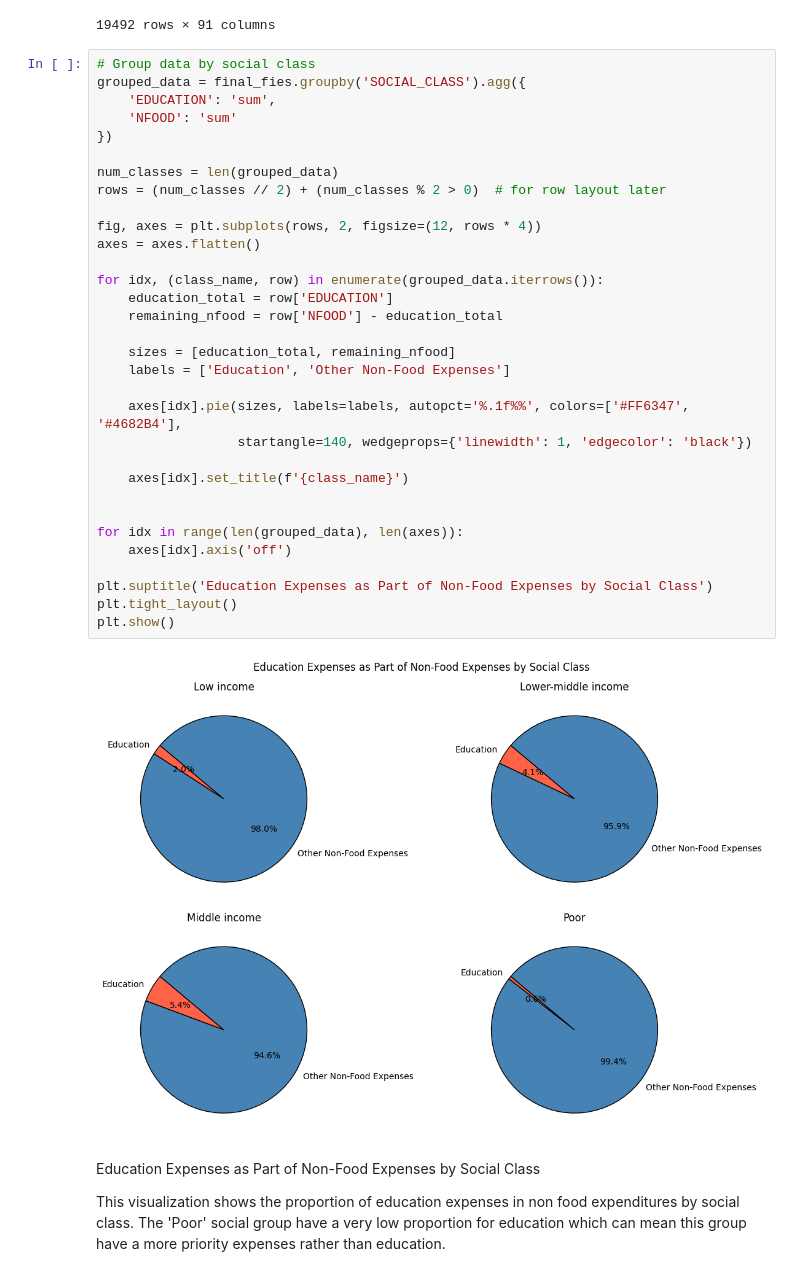
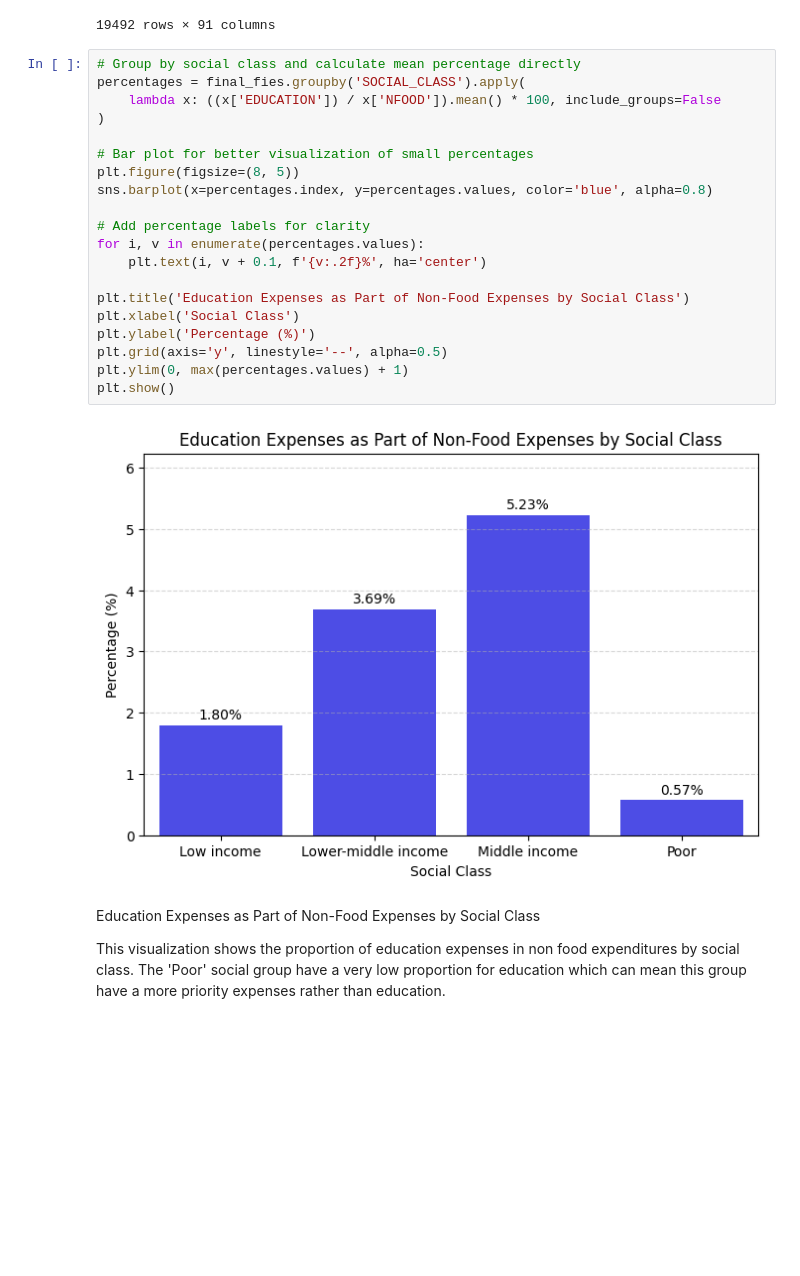
Before and after one commit to JoshuaEntrata/Data-Mining-Prelims-Project, a Jupyter notebook: notebooks/eda/education.ipynb, the cells around one changed output. Saved outputs shown, nothing was run; the diff lists cells and outputs as text; blank space fills up the shorter version.

```diff
--- a/notebooks/eda/education.ipynb
+++ b/notebooks/eda/education.ipynb
@@ -44,40 +44,28 @@ final_fies
 | 19490 | 13 | 76 | 126618 | 7607 | 3.0 | 255000 | 0 | 255000 | 0 | 0 | ... |
 | 19491 | 13 | 76 | 126619 | 7607 | 2.0 | 281020 | 0 | 281020 | 0 | 60000 | ... |
 19492 rows × 91 columns
-# %%
-# Group data by social class
-grouped_data = final_fies.groupby('SOCIAL_CLASS').agg({
-    'EDUCATION': 'sum',
-    'NFOOD': 'sum'
-})
-
-num_classes = len(grouped_data)
-rows = (num_classes // 2) + (num_classes % 2 > 0)  # for row layout later
-
-fig, axes = plt.subplots(rows, 2, figsize=(12, rows * 4))
-axes = axes.flatten()
-
-for idx, (class_name, row) in enumerate(grouped_data.iterrows()):
-    education_total = row['EDUCATION']
-    remaining_nfood = row['NFOOD'] - education_total
-
-    sizes = [education_total, remaining_nfood]
-    labels = ['Education', 'Other Non-Food Expenses']
-
-    axes[idx].pie(sizes, labels=labels, autopct='%.1f%%', colors=['#FF6347', '#4682B4'],
-                  startangle=140, wedgeprops={'linewidth': 1, 'edgecolor': 'black'})
-
-    axes[idx].set_title(f'{class_name}')
-
-
-for idx in range(len(grouped_data), len(axes)):
-    axes[idx].axis('off')
-
-plt.suptitle('Education Expenses as Part of Non-Food Expenses by Social Class')
-plt.tight_layout()
-plt.show()
-# %% [output]
-[figure, removed]
+# %%
+# Group by social class and calculate mean percentage directly
+percentages = final_fies.groupby('SOCIAL_CLASS').apply(
+    lambda x: ((x['EDUCATION']) / x['NFOOD']).mean() * 100, include_groups=False
+)
+
+# Bar plot for better visualization of small percentages
+plt.figure(figsize=(8, 5))
+sns.barplot(x=percentages.index, y=percentages.values, color='blue', alpha=0.8)
+
+# Add percentage labels for clarity
+for i, v in enumerate(percentages.values):
+    plt.text(i, v + 0.1, f'{v:.2f}%', ha='center')
+
+plt.title('Education Expenses as Part of Non-Food Expenses by Social Class')
+plt.xlabel('Social Class')
+plt.ylabel('Percentage (%)')
+plt.grid(axis='y', linestyle='--', alpha=0.5)
+plt.ylim(0, max(percentages.values) + 1)
+plt.show()
+# %% [output]
+[figure, added]
 # %% [markdown]
 Education Expenses as Part of Non-Food Expenses by Social Class
 
```
Also changed, not shown: parts of 1 cell of this notebook.
